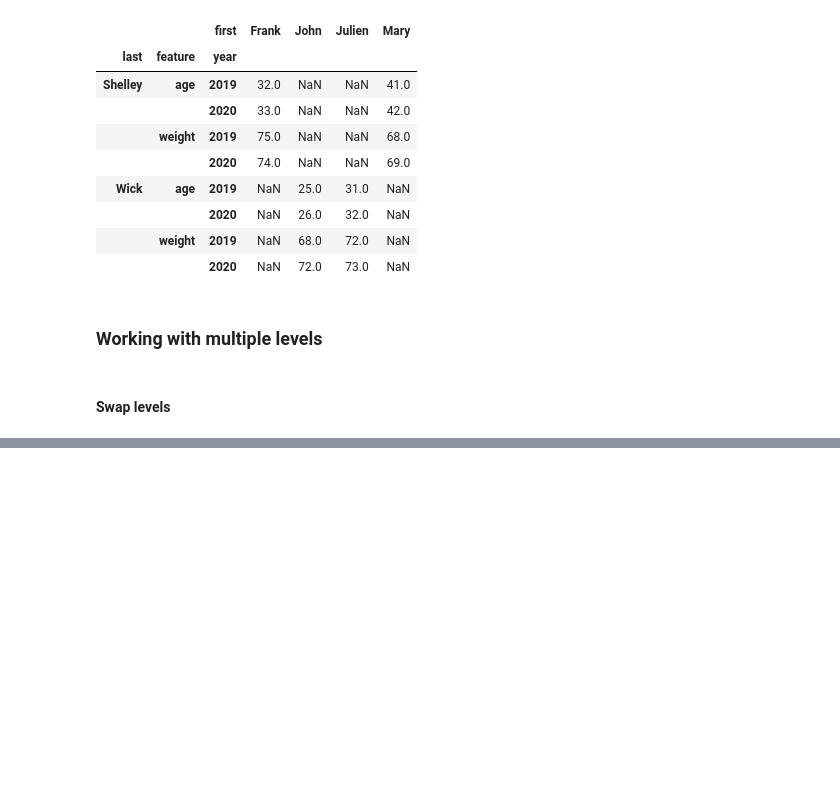
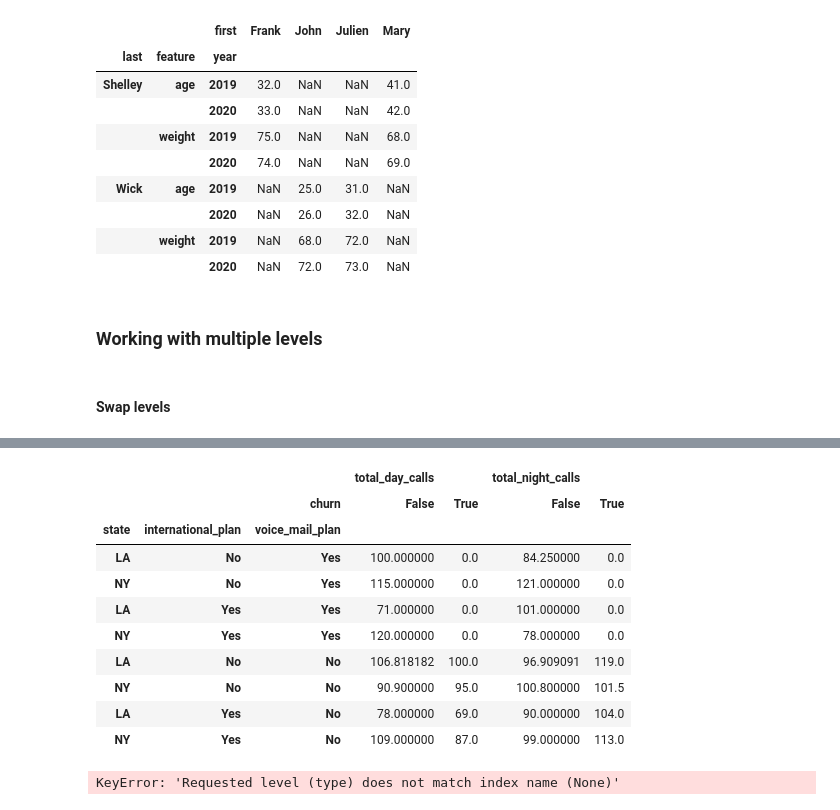
Before and after one commit to jrc-python/python-toolbox, a Jupyter notebook: 4-reshaping-data/reshaping.ipynb, the cells around one changed output, grey strips where cells are left out. Drawn from its saved outputs; the diff is of its cells as text; code cells hidden in the pictures; blank space fills up the shorter version.

```diff
--- a/4-reshaping-data/reshaping.ipynb
+++ b/4-reshaping-data/reshaping.ipynb
@@ -944,0 +1029,19 @@ C-class Mercedes  price  C-class  Mercedes    32    33
+# %%
+# Sort by descending voice mail plan and ascending international plan
+churn.unstack(level='churn', fill_value=0).sort_index(level=['voice_mail_plan', 'international_plan'], ascending=[False, True])
+# %% [output]
+|  |  |  | total_day_calls |  | total_night_calls |  |
+|  |  | churn | False | True | False | True |
+| state | international_plan | voice_mail_plan |  |  |  |  |
+| LA | No | Yes | 100.000000 | 0.0 | 84.250000 | 0.0 |
+| NY | No | Yes | 115.000000 | 0.0 | 121.000000 | 0.0 |
+| LA | Yes | Yes | 71.000000 | 0.0 | 101.000000 | 0.0 |
+| NY | Yes | Yes | 120.000000 | 0.0 | 78.000000 | 0.0 |
+| LA | No | No | 106.818182 | 100.0 | 96.909091 | 119.0 |
+| NY | No | No | 90.900000 | 95.0 | 100.800000 | 101.5 |
+| LA | Yes | No | 78.000000 | 69.0 | 90.000000 | 104.0 |
+| NY | Yes | No | 109.000000 | 87.0 | 99.000000 | 113.0 |
+# %%
+churn.stack(level='type')
+# %% [output]
+KeyError: 'Requested level (type) does not match index name (None)'
```
Also changed, not shown: parts of 10 cells of this notebook, 1 other file.
